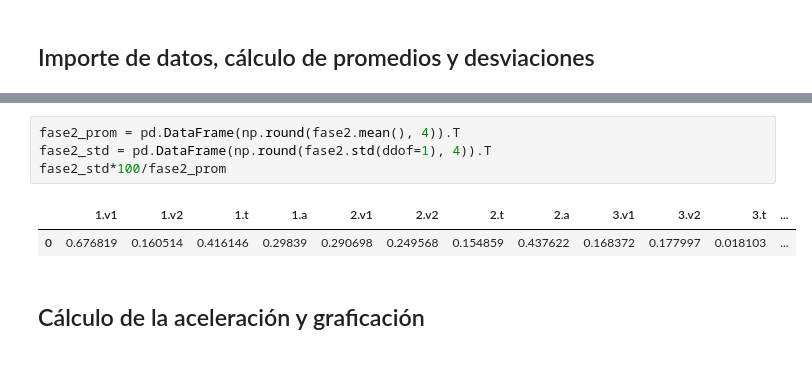
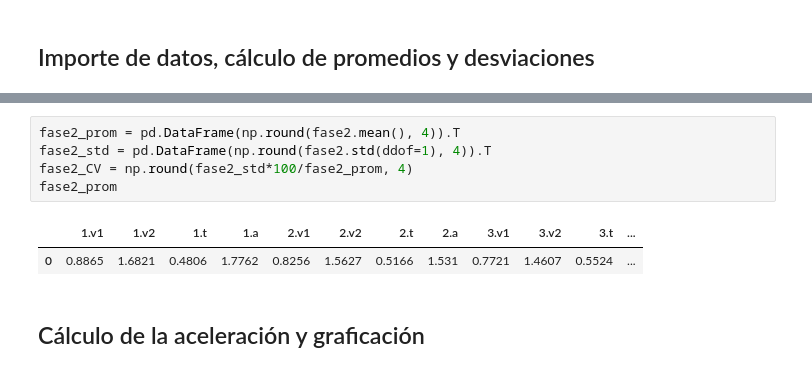
Before and after one commit to Vendetta0462/LaboratoriosFisica, a Jupyter notebook: Practica 4 - Ley 2 Newton/code/FuerzaConst.ipynb, the cells around one changed output, grey strips where cells are left out. Saved outputs shown, nothing was run; the diff lists cells and outputs as text.

```diff
--- a/Practica 4 - Ley 2 Newton/code/FuerzaConst.ipynb
+++ b/Practica 4 - Ley 2 Newton/code/FuerzaConst.ipynb
@@ -125,10 +130,11 @@ fase2
 # %%
 fase2_prom = pd.DataFrame(np.round(fase2.mean(), 4)).T
 fase2_std = pd.DataFrame(np.round(fase2.std(ddof=1), 4)).T
-fase2_std*100/fase2_prom
+fase2_CV = np.round(fase2_std*100/fase2_prom, 4)
+fase2_prom
 # %% [output]
 |  | 1.v1 | 1.v2 | 1.t | 1.a | 2.v1 | 2.v2 | 2.t | 2.a | 3.v1 | 3.v2 | 3.t | ... |
-| 0 | 0.676819 | 0.160514 | 0.416146 | 0.29839 | 0.290698 | 0.249568 | 0.154859 | 0.437622 | 0.168372 | 0.177997 | 0.018103 | ... |
+| 0 | 0.8865 | 1.6821 | 0.4806 | 1.7762 | 0.8256 | 1.5627 | 0.5166 | 1.531 | 0.7721 | 1.4607 | 0.5524 | ... |
 # %% [markdown]
 ## Cálculo de la aceleración y graficación
 # %%
```
Also changed, not shown: parts of 7 cells of this notebook, 1 other file.
